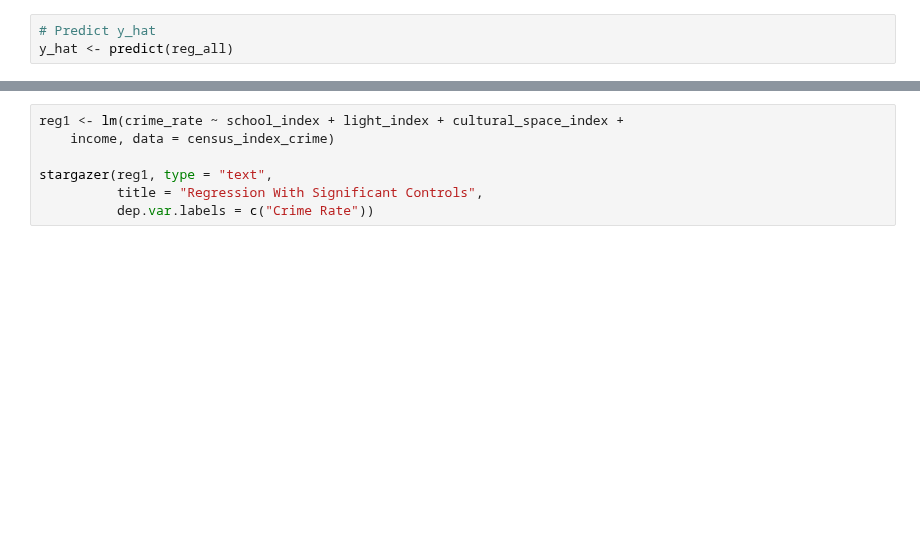
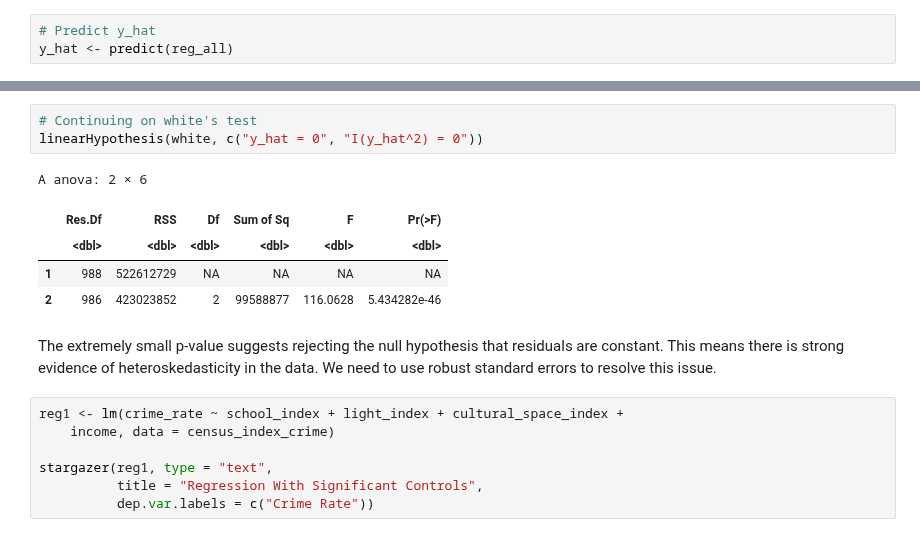
Before and after one commit to Irene-Berezin/econ326, a Jupyter notebook: project_regression.ipynb, the cells around one changed output, grey strips where cells are left out. Saved outputs shown, nothing was run; the diff lists cells and outputs as text; blank space fills up the shorter version.

```diff
--- a/project_regression.ipynb
+++ b/project_regression.ipynb
@@ -190,5 +214,17 @@ F Statistic          113.686*** (df = 2; 986)
 ===============================================
 Note:               *p<0.1; **p<0.05; ***p<0.01
+# %%
+# Continuing on white's test
+linearHypothesis(white, c("y_hat = 0", "I(y_hat^2) = 0"))
+# %% [output]
+A anova: 2 × 6
+|  | Res.Df | RSS | Df | Sum of Sq | F | Pr(>F) |
+|  | <dbl> | <dbl> | <dbl> | <dbl> | <dbl> | <dbl> |
+| 1 | 988 | 522612729 | NA | NA | NA | NA |
+| 2 | 986 | 423023852 | 2 | 99588877 | 116.0628 | 5.434282e-46 |
+# %% [markdown]
+The extremely small p-value suggests rejecting the null hypothesis that residuals are constant.
+This means there is strong evidence of heteroskedasticity in the data. We need to use robust standard errors to resolve this issue.
 # %%
 reg1 <- lm(crime_rate ~ school_index + light_index + cultural_space_index +
     income, data = census_index_crime)
```
Also changed, not shown: parts of 14 cells of this notebook.
